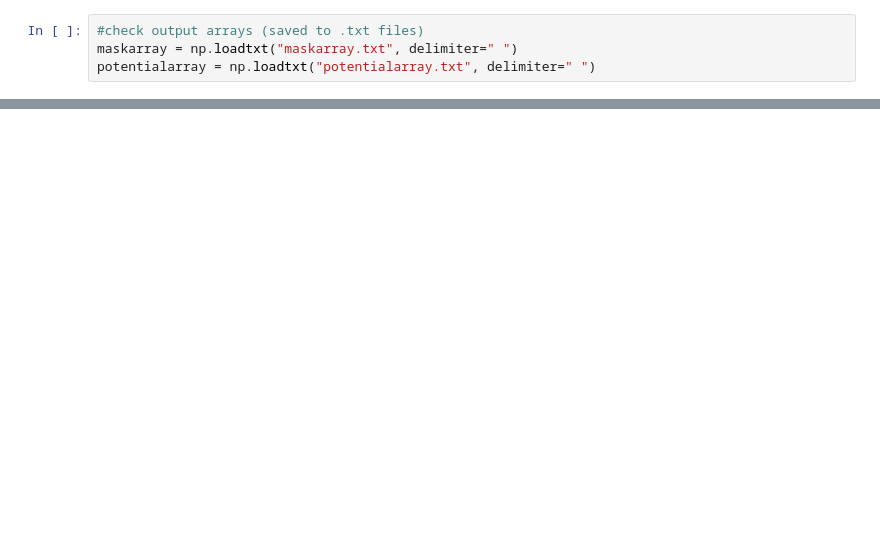
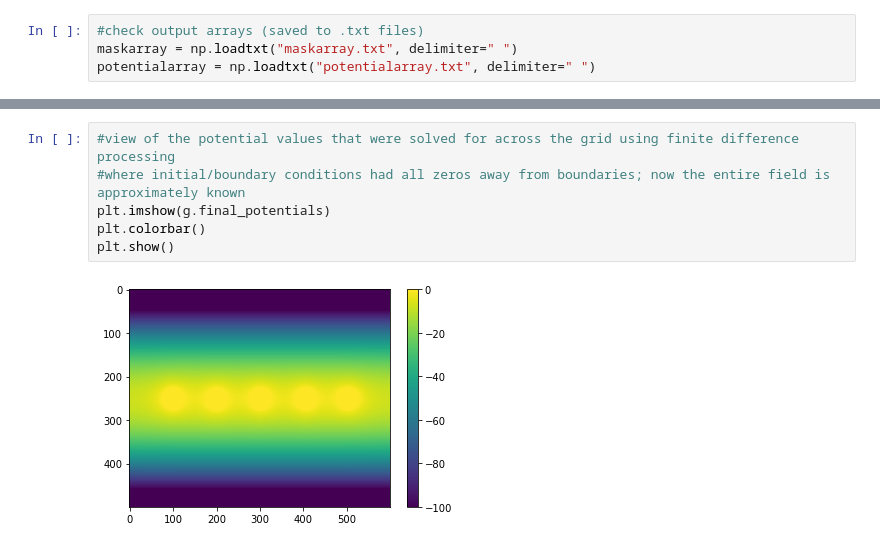
Before and after one commit to scottgallacher-3/P3Group-GUI-extension, a Jupyter notebook: gui_extension.ipynb, the cells around one changed output, grey strips where cells are left out. Cells and saved outputs as stored; diff of their text form; blank space fills up the shorter version.

Commit message:
Implemented simple finite-difference solver and output in window
Plus various cosmetic changes

```diff
--- a/gui_extension.ipynb
+++ b/gui_extension.ipynb
@@ -652,0 +777,8 @@ plt.show()
+# %%
+#view of the potential values that were solved for across the grid using finite difference processing
+#where initial/boundary conditions had all zeros away from boundaries; now the entire field is approximately known
+plt.imshow(g.final_potentials)
+plt.colorbar()
+plt.show()
+# %% [output]
+[figure, added]
```
Also changed, not shown: parts of 6 cells of this notebook.
